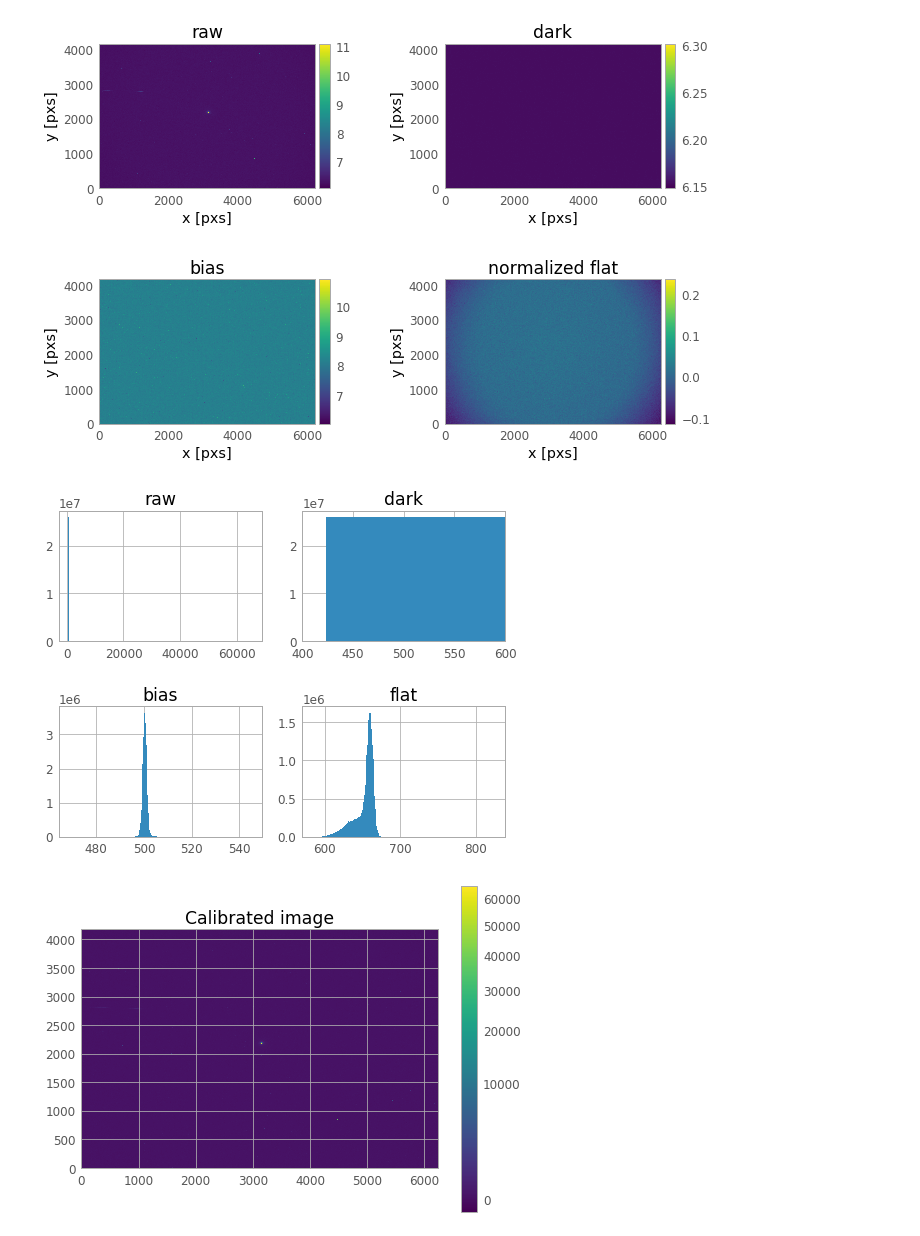
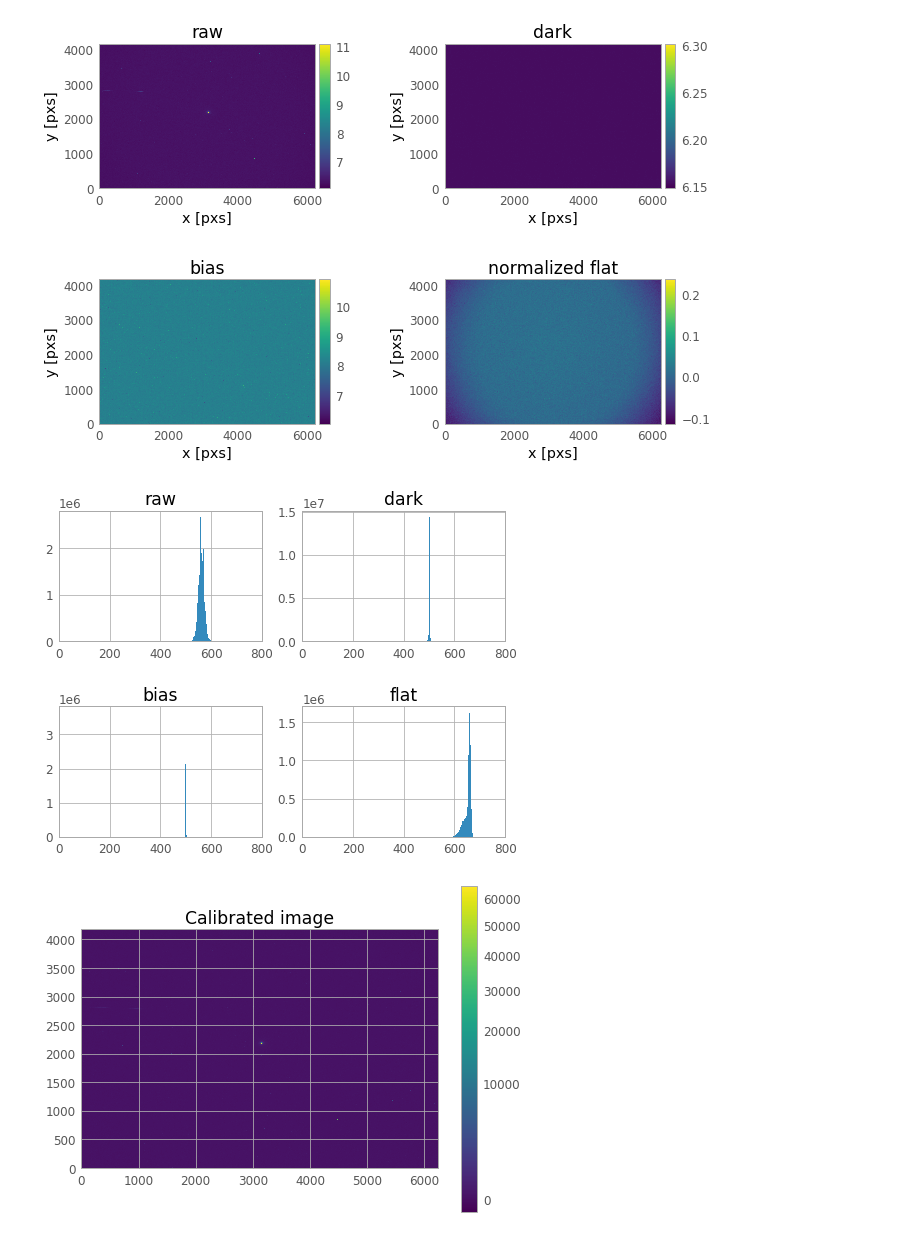
Before and after one commit to SSAEPFL/PSF, a Jupyter notebook: calibration.ipynb, the cells around one changed output. Saved outputs shown, nothing was run; the diff lists cells and outputs as text; code cells hidden in the pictures.

```diff
--- a/astropy-fits.ipynb
+++ b/calibration.ipynb
@@ -144,18 +99,24 @@ plt.show()
 # %%
 # Histogramm of all images
 fig, axs = plt.subplots(2,2)
 axs[0,0].set_title('raw')
-axs[0,0].hist(img.flatten(), bins=256)
-#darks = [d for d in dark.flatten() if d < 1000]
+raws = img.flatten()
+raws[raws > 1000] = 1000
+axs[0,0].hist(raws, bins=256)
+axs[0,0].set_xlim(0, 800)
 axs[0,1].set_title('dark')
-axs[0,1].hist(dark.flatten(), bins=256)
-axs[0,1].set_xlim(400, 600)
+darks = dark.flatten()
+darks[darks > 1000] = 1000
+axs[0,1].hist(darks, bins=256)
+axs[0,1].set_xlim(0, 800)
 axs[1,0].set_title('bias')
 axs[1,0].hist(bias.flatten(), bins=256)
+axs[1,0].set_xlim(0, 800)
 axs[1,1].set_title('flat')
 axs[1,1].hist(flat.flatten(), bins=256)
+axs[1,1].set_xlim(0, 800)
 plt.show()
 # %% [output]
-[figure, old version]
+[figure, new version]
 # %%
 # Image calibrated using the different calibration frames
```
Also changed, not shown: parts of 4 cells of this notebook.
